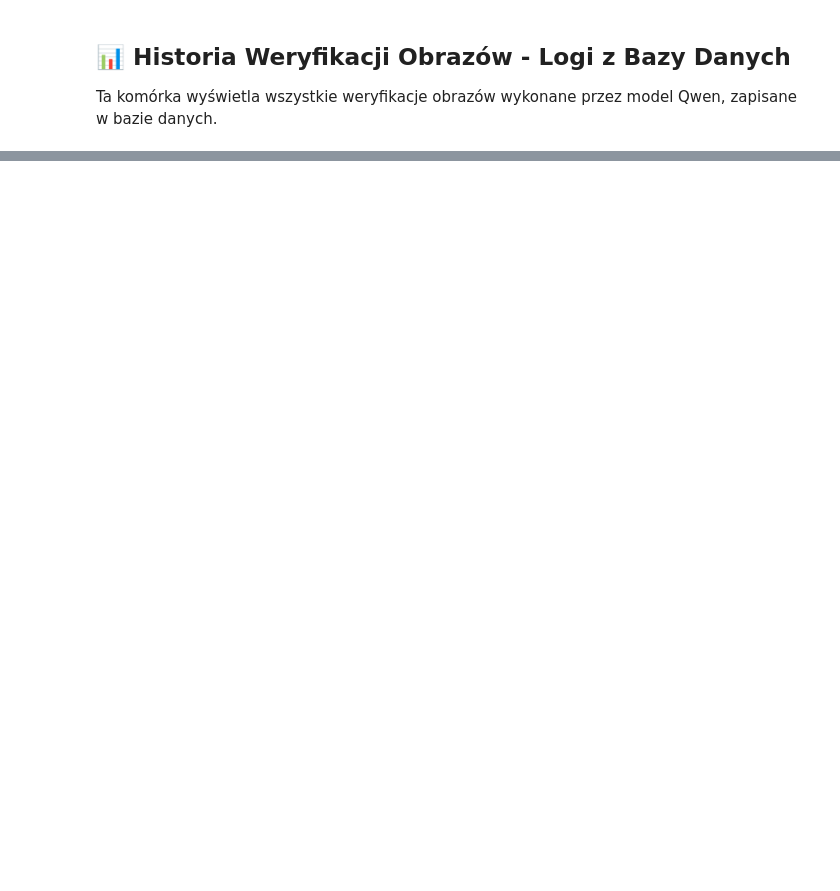
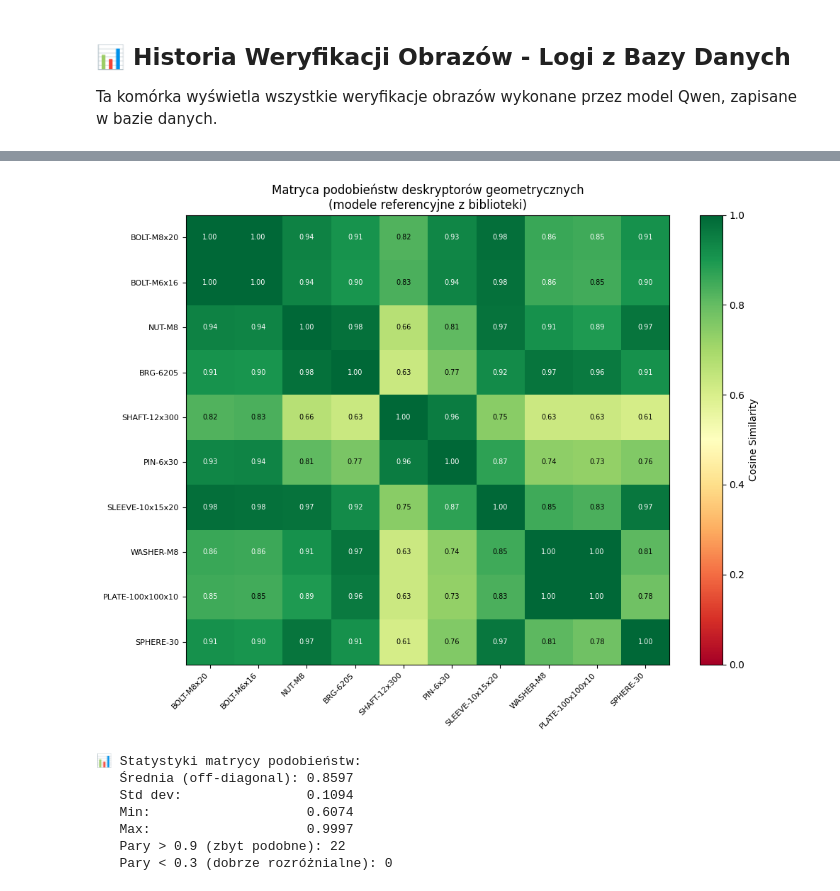
Before and after one commit to Hubi1001/Vision_Picture_RAG, a Jupyter notebook: Vision_Picture_RAG/metal_parts_rag.ipynb, the cells around one changed output, grey strips where cells are left out. Saved outputs shown, nothing was run; the diff lists cells and outputs as text; code cells hidden in the pictures; blank space fills up the shorter version.

```diff
--- a/Vision_Picture_RAG/metal_parts_rag.ipynb
+++ b/Vision_Picture_RAG/metal_parts_rag.ipynb
@@ -3909,0 +4386,61 @@ get_verification_stats()
+# %%
+# ============================================================================
+# KROK 7: Matryca podobieństw deskryptorów geometrycznych
+# ============================================================================
+import matplotlib.pyplot as plt
+
+all_models = db_3d.list_models()
+n = len(all_models)
+
+# Oblicz feature vectors
+fvs = []
+labels = []
+for desc in all_models:
+    fvs.append(desc.to_feature_vector())
+    labels.append(desc.model_id)
+
+fvs = np.array(fvs)
+
+# Matryca cosine similarity
+sim_matrix = np.zeros((n, n))
+for i in range(n):
+    for j in range(n):
+        sim_matrix[i, j] = Model3DDatabase._cosine_similarity(fvs[i], fvs[j])
+
+# Heatmapa
+fig, ax = plt.subplots(figsize=(10, 8))
+im = ax.imshow(sim_matrix, cmap="RdYlGn", vmin=0, vmax=1, aspect='auto')
+ax.set_xticks(range(n))
+ax.set_yticks(range(n))
+ax.set_xticklabels(labels, rotation=45, ha='right', fontsize=8)
+ax.set_yticklabels(labels, fontsize=8)
+
+# Adnotacje
+for i in range(n):
+    for j in range(n):
+        color = "white" if sim_matrix[i, j] < 0.3 or sim_matrix[i, j] > 0.85 else "black"
+        ax.text(j, i, f"{sim_matrix[i, j]:.2f}", ha="center", va="center", fontsize=7, color=color)
+
+plt.colorbar(im, label="Cosine Similarity")
+plt.title("Matryca podobieństw deskryptorów geometrycznych\n(modele referencyjne z biblioteki)", fontsize=12)
+plt.tight_layout()
+plt.show()
+
+# Statystyki
+off_diag = sim_matrix[np.triu_indices(n, k=1)]
+print(f"\n📊 Statystyki matrycy podobieństw:")
+print(f"   Średnia (off-diagonal): {np.mean(off_diag):.4f}")
+print(f"   Std dev:                {np.std(off_diag):.4f}")
+print(f"   Min:                    {np.min(off_diag):.4f}")
+print(f"   Max:                    {np.max(off_diag):.4f}")
+print(f"   Pary > 0.9 (zbyt podobne): {np.sum(off_diag > 0.9)}")
+print(f"   Pary < 0.3 (dobrze rozróżnialne): {np.sum(off_diag < 0.3)}")
+# %% [output]
+[figure, added]
+📊 Statystyki matrycy podobieństw:
+   Średnia (off-diagonal): 0.8597
+   Std dev:                0.1094
+   Min:                    0.6074
+   Max:                    0.9997
+   Pary > 0.9 (zbyt podobne): 22
+   Pary < 0.3 (dobrze rozróżnialne): 0
```
Also changed, not shown: parts of 53 cells of this notebook, 26 other files.
